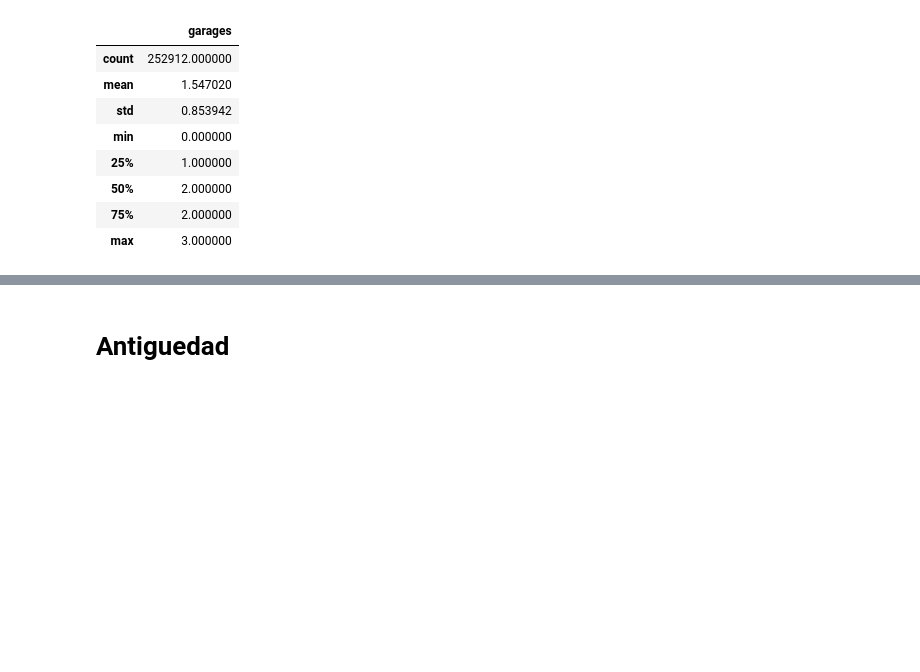
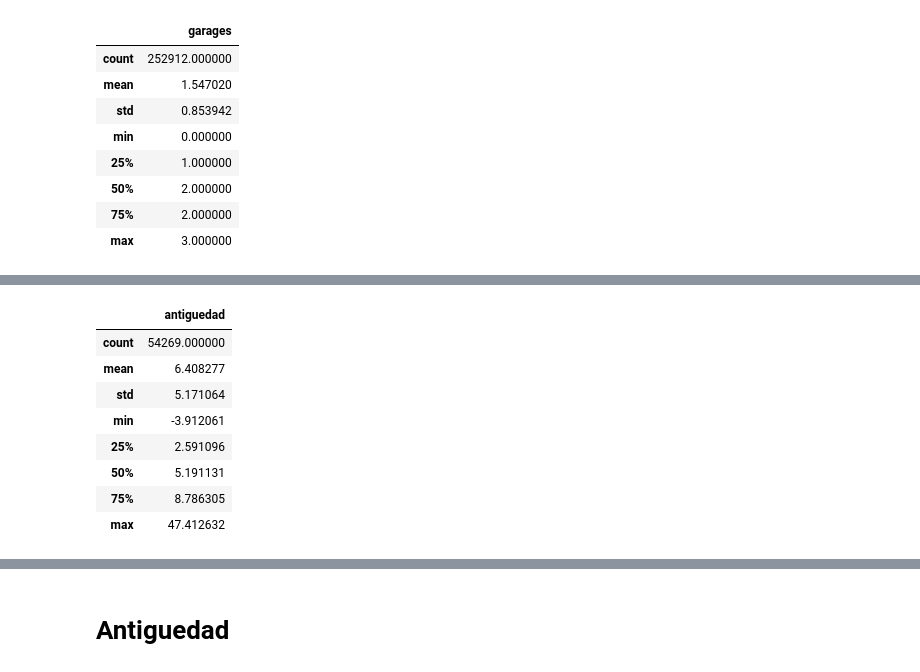
Before and after one commit to rozanecm/7506_tp2_2c2019, a Jupyter notebook: notebooks/fillna with ml by rozanecm.ipynb, the cells around one changed output, grey strips where cells are left out. Cells and saved outputs as stored; diff of their text form; code cells hidden in the pictures; blank space fills up the shorter version.

```diff
--- a/notebooks/fillna with ml by rozanecm.ipynb
+++ b/notebooks/fillna with ml by rozanecm.ipynb
@@ -791,0 +815,14 @@ beep()
+# %%
+from sklearn.model_selection import GridSearchCV
+import lightgbm as lgb
+gbm = lgb.LGBMRegressor(silent=False)
+
+param_dist = {"max_depth": [25,50, 75],
+              "learning_rate" : [0.01,0.05,0.1],
+              "num_leaves": [300,900,1200],
+              "n_estimators": [50,100,200]
+             }
+
+grid_search = GridSearchCV(gbm, n_jobs=-1, param_grid=param_dist, cv = 3, scoring="neg_mean_absolute_error", verbose=5)
+grid_search.fit(train_antiguedad.drop(['id','fecha','titulo', 'descripcion', 'direccion',target_variable],axis=1), train_antiguedad[target_variable])
+grid_search.best_estimator_
@@ -791,0 +842,26 @@ beep()
+# %%
+gbm_optimized = grid_search.best_estimator_
+# %%
+gbm_optimized.fit(train_antiguedad.drop(['id','fecha','titulo', 'descripcion', 'direccion',target_variable],axis=1), train_antiguedad[target_variable],
+                  sample_weight=None, init_score=None, eval_set=None, eval_names=None,
+                  eval_sample_weight=None, eval_init_score=None, eval_metric='mae', early_stopping_rounds=None,
+                  verbose=False, feature_name='auto', categorical_feature=['tipodepropiedad', 'ciudad','provincia'], callbacks=None)
+
+
+# prediciendo valores posta...
+predictions_antiguedad = gbm_optimized.predict(test_antiguedad.drop(['id','fecha','titulo', 'descripcion', 'direccion',target_variable],axis=1),
+                                            num_iteration=gbm_optimized.best_iteration_)
+# %%
+test_antiguedad.loc[:,target_variable] = predictions_antiguedad
+# %%
+test_antiguedad[[target_variable]].describe()
+# %% [output]
+|  | antiguedad |
+| count | 54269.000000 |
+| mean | 6.408277 |
+| std | 5.171064 |
+| min | -3.912061 |
+| 25% | 2.591096 |
+| 50% | 5.191131 |
+| 75% | 8.786305 |
+| max | 47.412632 |
```
Also changed, not shown: parts of 12 cells of this notebook, 1 other file.
